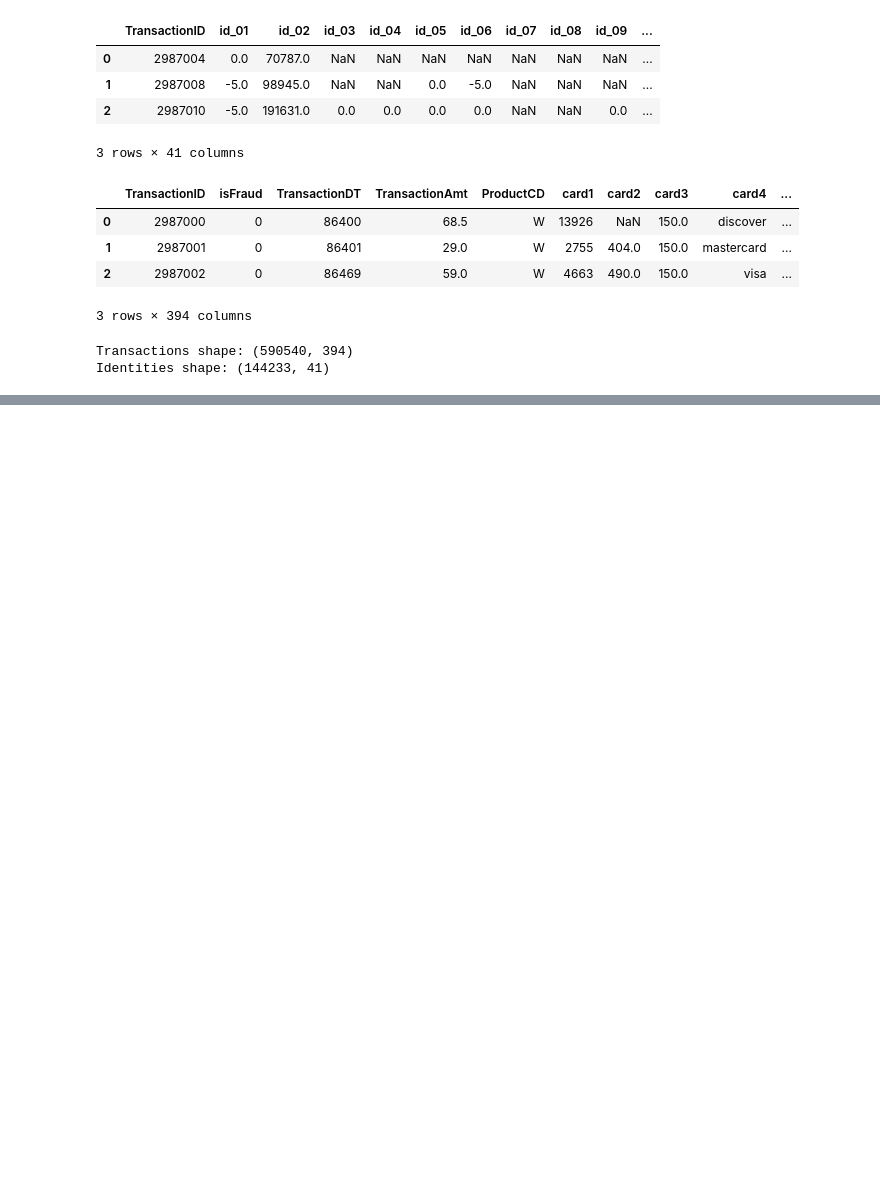
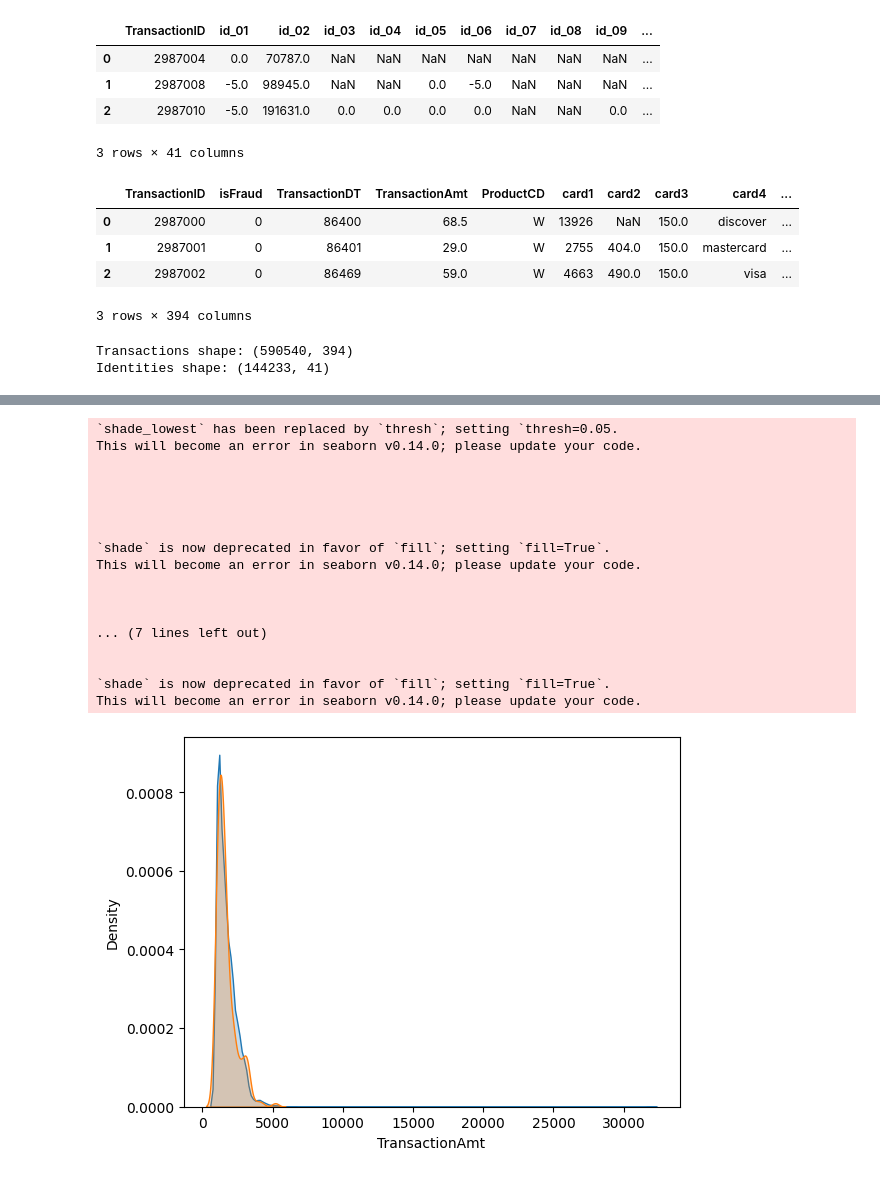
Before and after one commit to OsamaOrabi2/NIC-case-study, a Jupyter notebook: NIC_case_study.ipynb, the cells around one changed output, grey strips where cells are left out. Cells and saved outputs as stored; diff of their text form; code cells hidden in the pictures; blank space fills up the shorter version.

```diff
--- a/NIC_case_study.ipynb
+++ b/NIC_case_study.ipynb
@@ -250,0 +138,21 @@ custom_classification_report(clf, x_test[columns], y_test)
+# %%
+kdeplot_per_classes(df[df.TransactionAmt > 1000], 'TransactionAmt', 'isFraud')
+# %% [output]
+`shade_lowest` has been replaced by `thresh`; setting `thresh=0.05.
+This will become an error in seaborn v0.14.0; please update your code.
+
+
+
+
+
+`shade` is now deprecated in favor of `fill`; setting `fill=True`.
+This will become an error in seaborn v0.14.0; please update your code.
+
+
+
+... (7 lines left out)
+
+
+`shade` is now deprecated in favor of `fill`; setting `fill=True`.
+This will become an error in seaborn v0.14.0; please update your code.
+[figure, added]
```
Also changed, not shown: parts of 66 cells of this notebook.
